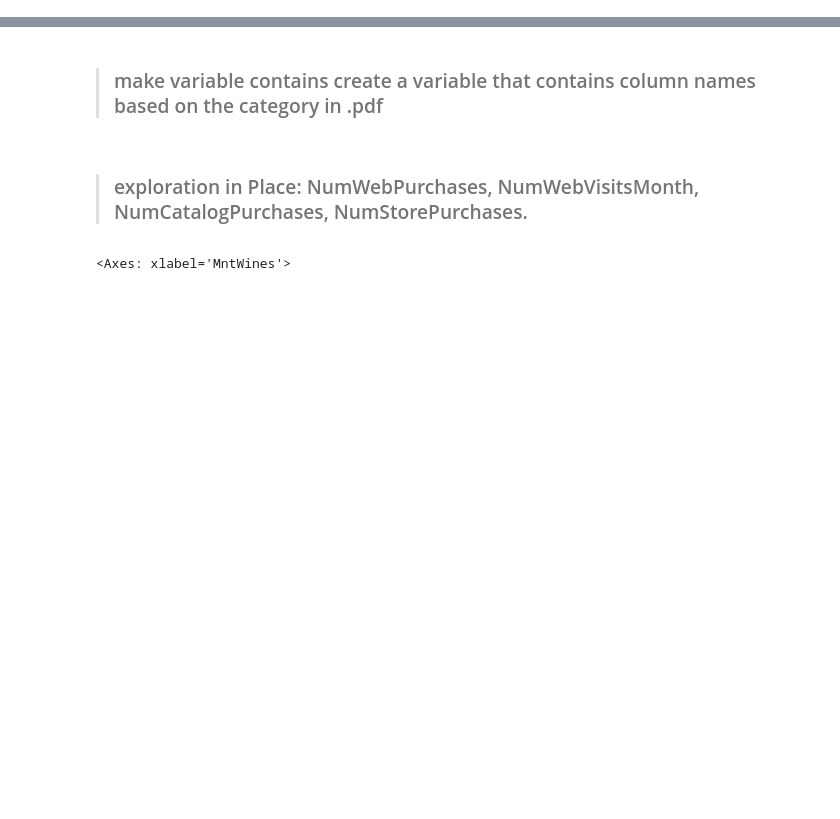
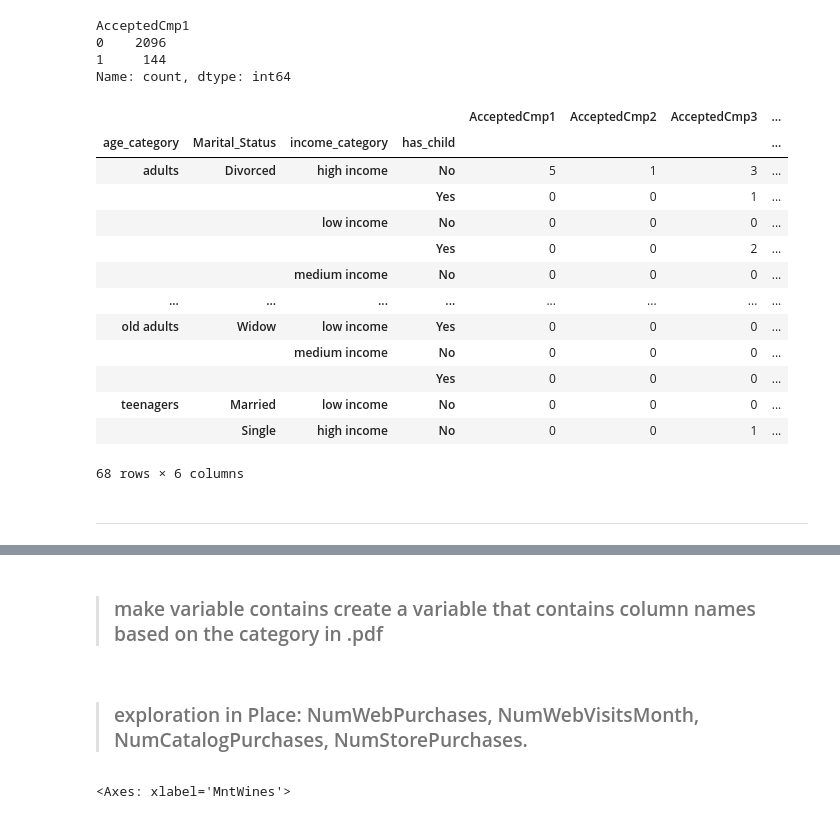
Before and after one commit to fnkhairudin/CapstoneProjectModul2, a Jupyter notebook: notebooks/2.0-fnk-data-analysis.ipynb, the cells around one changed output, grey strips where cells are left out. Drawn from its saved outputs; the diff is of its cells as text; code cells hidden in the pictures; blank space fills up the shorter version.

```diff
--- a/notebooks/2.0-fnk-data-analysis.ipynb
+++ b/notebooks/2.0-fnk-data-analysis.ipynb
@@ -26,0 +121,30 @@ df.head()
+# %%
+df['AcceptedCmp1'].value_counts()
+# %% [output]
+AcceptedCmp1
+0    2096
+1     144
+Name: count, dtype: int64
+# %%
+cols = ['AcceptedCmp1',\
+       'AcceptedCmp2', 'AcceptedCmp3', 'AcceptedCmp4', 'AcceptedCmp5',\
+       'Response']
+# %%
+df.groupby(['age_category', 'Marital_Status', 'income_category', 'has_child'])[cols].agg('sum')
+# %% [output]
+|  |  |  |  | AcceptedCmp1 | AcceptedCmp2 | AcceptedCmp3 | ... |
+| age_category | Marital_Status | income_category | has_child |  |  |  | ... |
+| adults | Divorced | high income | No | 5 | 1 | 3 | ... |
+|  |  |  | Yes | 0 | 0 | 1 | ... |
+|  |  | low income | No | 0 | 0 | 0 | ... |
+|  |  |  | Yes | 0 | 0 | 2 | ... |
+|  |  | medium income | No | 0 | 0 | 0 | ... |
+| ... | ... | ... | ... | ... | ... | ... | ... |
+| old adults | Widow | low income | Yes | 0 | 0 | 0 | ... |
+|  |  | medium income | No | 0 | 0 | 0 | ... |
+|  |  |  | Yes | 0 | 0 | 0 | ... |
+| teenagers | Married | low income | No | 0 | 0 | 0 | ... |
+|  | Single | high income | No | 0 | 0 | 1 | ... |
+68 rows × 6 columns
+# %% [markdown]
+-----------------------
```
Also changed, not shown: parts of 16 cells of this notebook, 2 other files.
